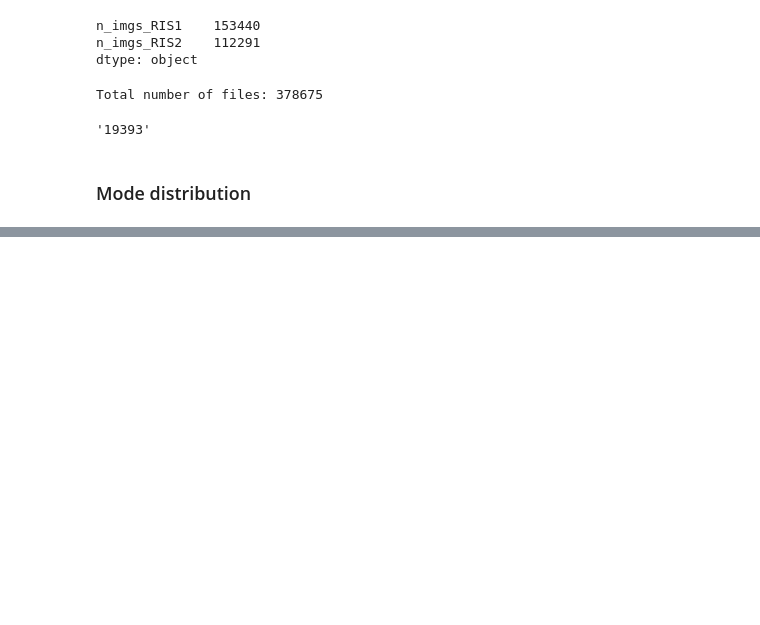
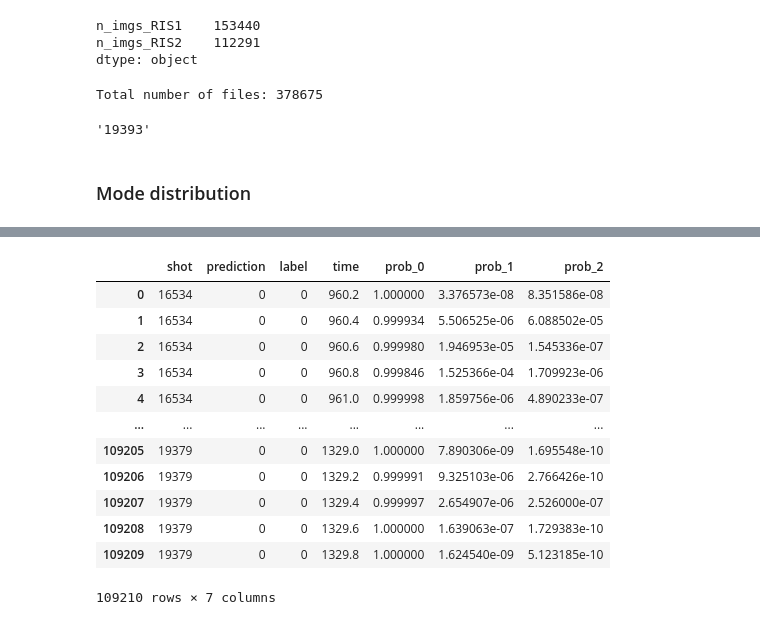
Before and after one commit to Lexmidan/ml_tokamak, a Jupyter notebook: dataset_analysis.ipynb, the cells around one changed output, grey strips where cells are left out. Saved outputs shown, nothing was run; the diff lists cells and outputs as text; code cells hidden in the pictures; blank space fills up the shorter version.

```diff
--- a/dataset_analysis.ipynb
+++ b/dataset_analysis.ipynb
@@ -108,0 +103,27 @@ dist_df
+# %%
+import os
+import pandas as pd
+
+import numpy as np
+import matplotlib.pyplot as plt
+import io
+from PIL import Image
+
+
+predidctions_df = pd.read_csv('/compass/Shared/Users/bogdanov/ml_tokamak/runs/24-05-27, 20-00-44 both, finer lr_scheduler, 3 classes, resnet34_all_layers/prediction_df.csv', index_col=0)
+# %%
+predidctions_df
+# %% [output]
+|  | shot | prediction | label | time | prob_0 | prob_1 | prob_2 |
+| 0 | 16534 | 0 | 0 | 960.2 | 1.000000 | 3.376573e-08 | 8.351586e-08 |
+| 1 | 16534 | 0 | 0 | 960.4 | 0.999934 | 5.506525e-06 | 6.088502e-05 |
+| 2 | 16534 | 0 | 0 | 960.6 | 0.999980 | 1.946953e-05 | 1.545336e-07 |
+| 3 | 16534 | 0 | 0 | 960.8 | 0.999846 | 1.525366e-04 | 1.709923e-06 |
+| 4 | 16534 | 0 | 0 | 961.0 | 0.999998 | 1.859756e-06 | 4.890233e-07 |
+| ... | ... | ... | ... | ... | ... | ... | ... |
+| 109205 | 19379 | 0 | 0 | 1329.0 | 1.000000 | 7.890306e-09 | 1.695548e-10 |
+| 109206 | 19379 | 0 | 0 | 1329.2 | 0.999991 | 9.325103e-06 | 2.766426e-10 |
+| 109207 | 19379 | 0 | 0 | 1329.4 | 0.999997 | 2.654907e-06 | 2.526000e-07 |
+| 109208 | 19379 | 0 | 0 | 1329.6 | 1.000000 | 1.639063e-07 | 1.729383e-10 |
+| 109209 | 19379 | 0 | 0 | 1329.8 | 1.000000 | 1.624540e-09 | 5.123185e-10 |
+109210 rows × 7 columns
```
Also changed, not shown: parts of 9 cells of this notebook, 14 other files.
